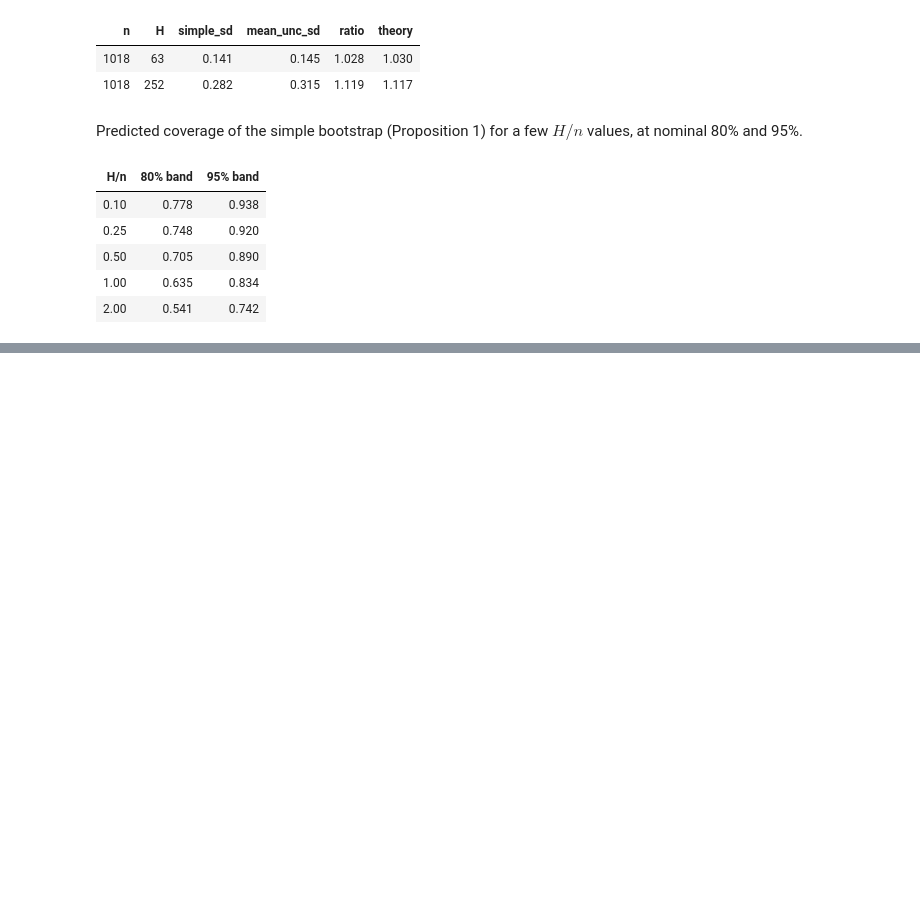
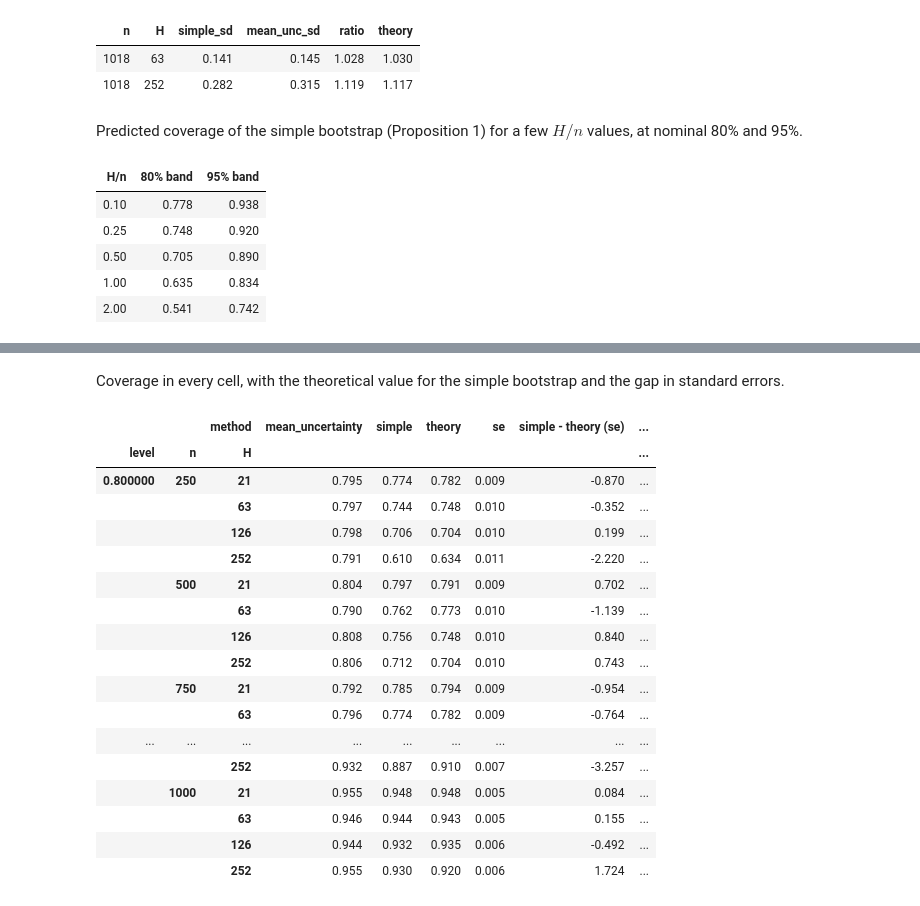
Before and after one commit to Deuellau/bootstrap-forecast-uncertainty, a Jupyter notebook: reports/00_main.ipynb, the cells around one changed output, grey strips where cells are left out. Drawn from its saved outputs; the diff is of its cells as text; code cells hidden in the pictures; blank space fills up the shorter version.

```diff
--- a/reports/00_main.ipynb
+++ b/reports/00_main.ipynb
@@ -143,0 +162,28 @@ cov.style.format({'H/n': '{:.2f}', '80% band': '{:.3f}', '95% band': '{:.3f}'}).
+# %% [markdown]
+Coverage in every cell, with the theoretical value for the simple bootstrap and the gap in standard errors.
+# %%
+wide = sim.pivot_table(index=['level', 'n', 'H'], columns='method', values='coverage')
+t = sim[sim.method == 'simple'].set_index(['level', 'n', 'H'])
+wide['theory'] = t.theory; wide['se'] = t.se
+wide['simple - theory (se)'] = (wide.simple - wide.theory) / wide.se
+wide['mean_unc - nominal (se)'] = (wide.mean_uncertainty - wide.index.get_level_values('level')) / wide.se
+wide.round(3).style.format('{:.3f}')
+# %% [output]
+|  |  | method | mean_uncertainty | simple | theory | se | simple - theory (se) | ... |
+| level | n | H |  |  |  |  |  | ... |
+| 0.800000 | 250 | 21 | 0.795 | 0.774 | 0.782 | 0.009 | -0.870 | ... |
+|  |  | 63 | 0.797 | 0.744 | 0.748 | 0.010 | -0.352 | ... |
+|  |  | 126 | 0.798 | 0.706 | 0.704 | 0.010 | 0.199 | ... |
+|  |  | 252 | 0.791 | 0.610 | 0.634 | 0.011 | -2.220 | ... |
+|  | 500 | 21 | 0.804 | 0.797 | 0.791 | 0.009 | 0.702 | ... |
+|  |  | 63 | 0.790 | 0.762 | 0.773 | 0.010 | -1.139 | ... |
+|  |  | 126 | 0.808 | 0.756 | 0.748 | 0.010 | 0.840 | ... |
+|  |  | 252 | 0.806 | 0.712 | 0.704 | 0.010 | 0.743 | ... |
+|  | 750 | 21 | 0.792 | 0.785 | 0.794 | 0.009 | -0.954 | ... |
+|  |  | 63 | 0.796 | 0.774 | 0.782 | 0.009 | -0.764 | ... |
+| ... | ... | ... | ... | ... | ... | ... | ... | ... |
+|  |  | 252 | 0.932 | 0.887 | 0.910 | 0.007 | -3.257 | ... |
+|  | 1000 | 21 | 0.955 | 0.948 | 0.948 | 0.005 | 0.084 | ... |
+|  |  | 63 | 0.946 | 0.944 | 0.943 | 0.005 | 0.155 | ... |
+|  |  | 126 | 0.944 | 0.932 | 0.935 | 0.006 | -0.492 | ... |
+|  |  | 252 | 0.955 | 0.930 | 0.920 | 0.006 | 1.724 | ... |
```
Also changed, not shown: parts of 6 cells of this notebook, 5 other files.
